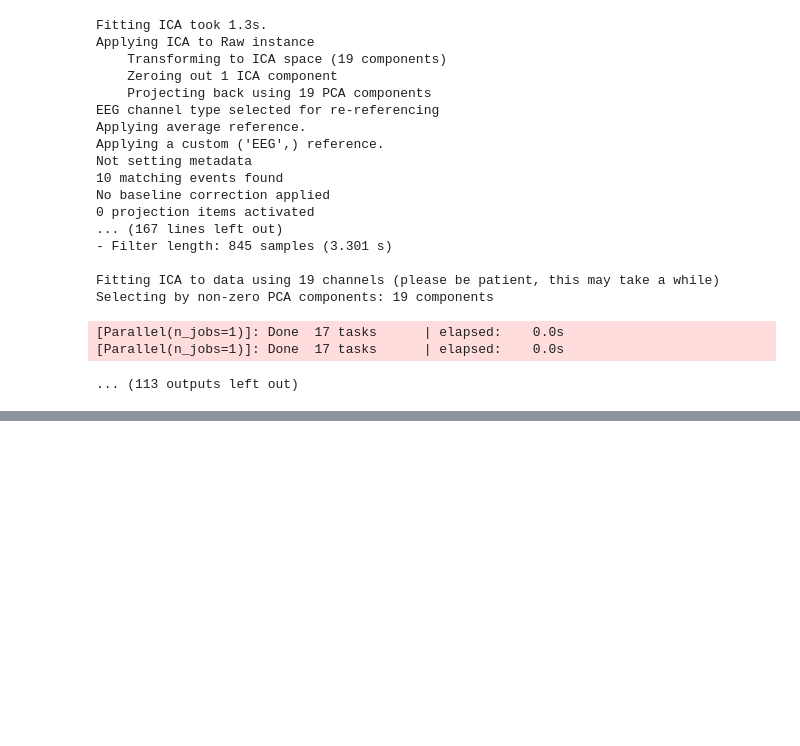
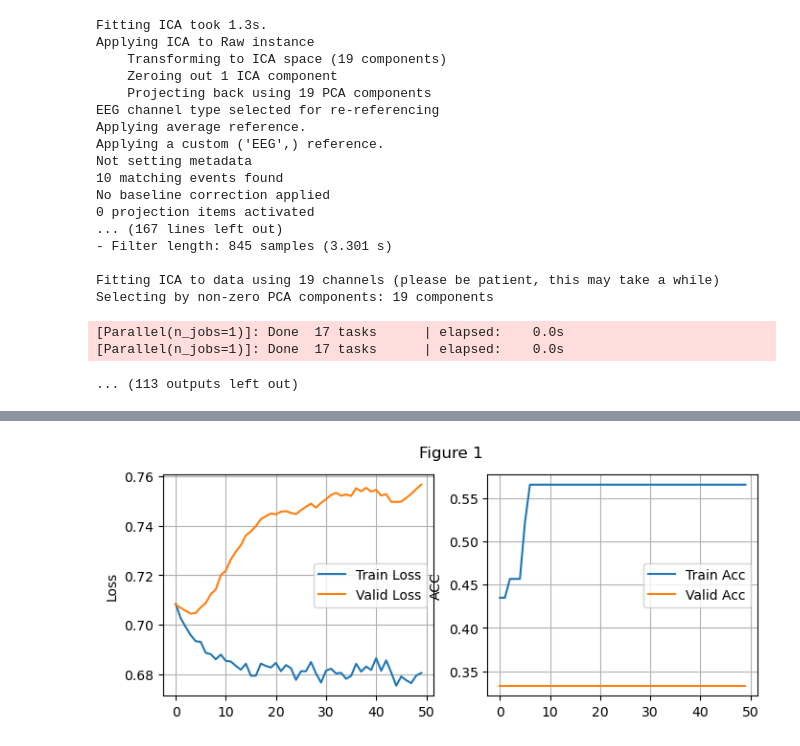
Before and after one commit to aaronzhang3536/Temp, a Jupyter notebook: main.ipynb, the cells around one changed output, grey strips where cells are left out. Cells and saved outputs as stored; diff of their text form; code cells hidden in the pictures; blank space fills up the shorter version.

```diff
--- a/main.ipynb
+++ b/main.ipynb
@@ -279,0 +332,41 @@ Selecting by non-zero PCA components: 19 components
+# %%
+num_eeg_data = 19 * 256 * 10 # 19通道，256HZ * 10s
+num_conns_data = 19 * (19-1) // 2 * len(ut.bands) * len(ut.conn_methods) # 下三角矩阵元素数量19*(19-1)/2, 频带数，特性数
+input_channels = 1
+num_classes = 2
+model = Simple1DCNN(input_channels=input_channels, num_classes=num_classes)
+model = model.to(device)
+epochs = 50
+lr=0.001
+criterion = nn.CrossEntropyLoss()  # 交叉熵损失
+optimizer = optim.Adam(model.parameters(), lr=lr)
+# %%
+#存储每一个epoch的loss与acc的变化，便于后面可视化
+train_loss_list = []
+train_acc_list = []
+test_loss_list = []
+test_acc_list = []
+time_list = []
+timestart = time.time()
+#进行训练
+for epoch in range(epochs):
+    #每一个epoch的开始时间
+    epochstart = time.time()
+
+    #在训练集上训练
+    train_loss, train_acc = hp.train_epoch(model,data_loader=traindataloader, optimizer=optimizer, criterion=criterion, device=device)
+    #在测试集上验证
+    test_loss, test_acc = hp.test_epoch(model,data_loader=testdataloader, criterion=criterion, device=device)
+
+    #每一个epoch的结束时间
+    elapsed = (time.time() - epochstart)
+    #保存各个指际
+    train_loss_list.append(train_loss)
+    train_acc_list.append(train_acc )
+    test_loss_list.append(test_loss)
+    test_acc_list.append(test_acc)
+    time_list.append(elapsed)
+    print('epoch %s, train_loss %.6f,test_loss %.6f,train_acc %.6f,test_acc %.6f,Time used %.6fs'%(str(epoch+1).zfill(2), train_loss,test_loss,train_acc,test_acc,elapsed))
+#计算总时间
+timesum = (time.time() - timestart)
+print('The total time is',timesum,'s')
@@ -279,0 +391,4 @@ Selecting by non-zero PCA components: 19 components
+# %%
+hp.show_figure(fignum=1,loss=[train_loss_list,test_loss_list],acc=[train_acc_list,test_acc_list])
+# %% [output]
+[figure, added]
```
Also changed, not shown: parts of 8 cells of this notebook, 59 other files.
